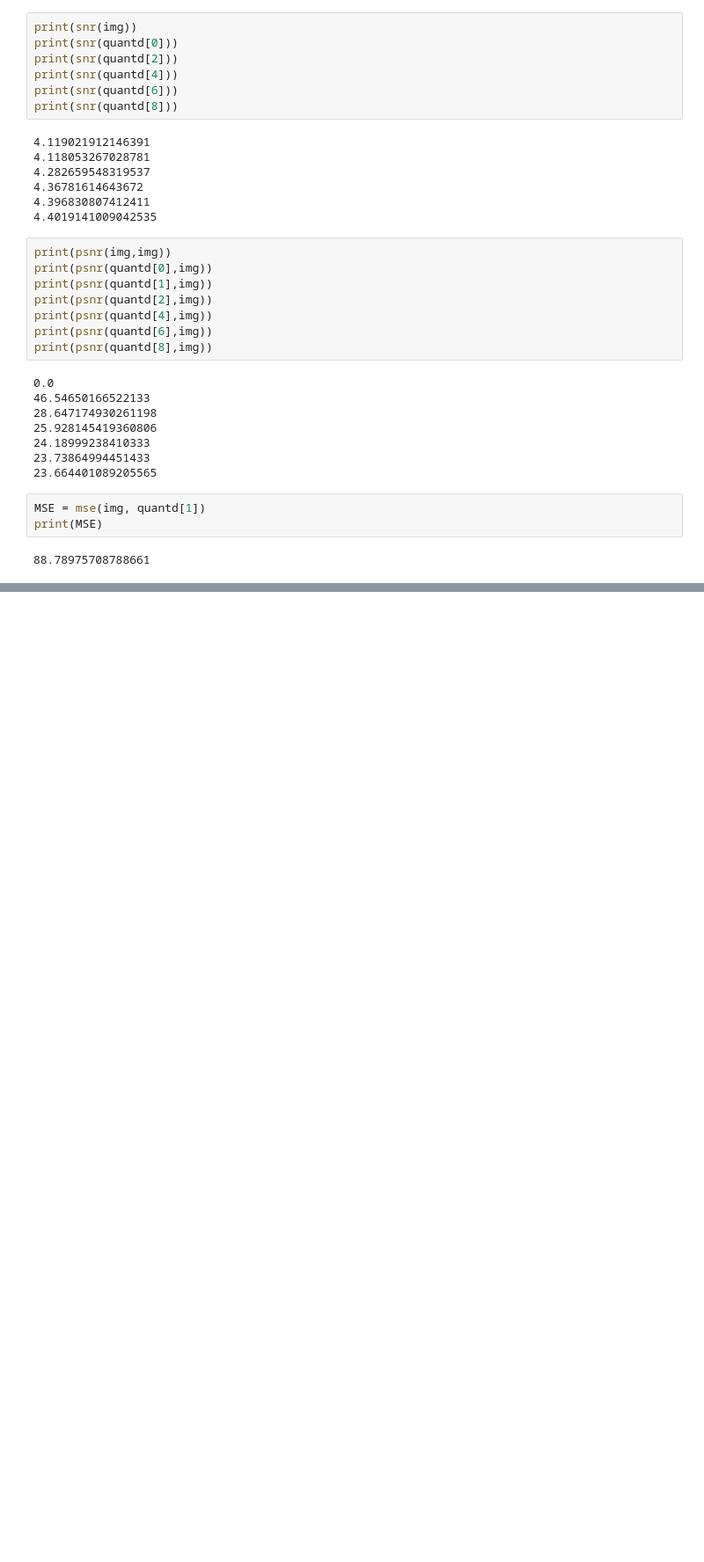
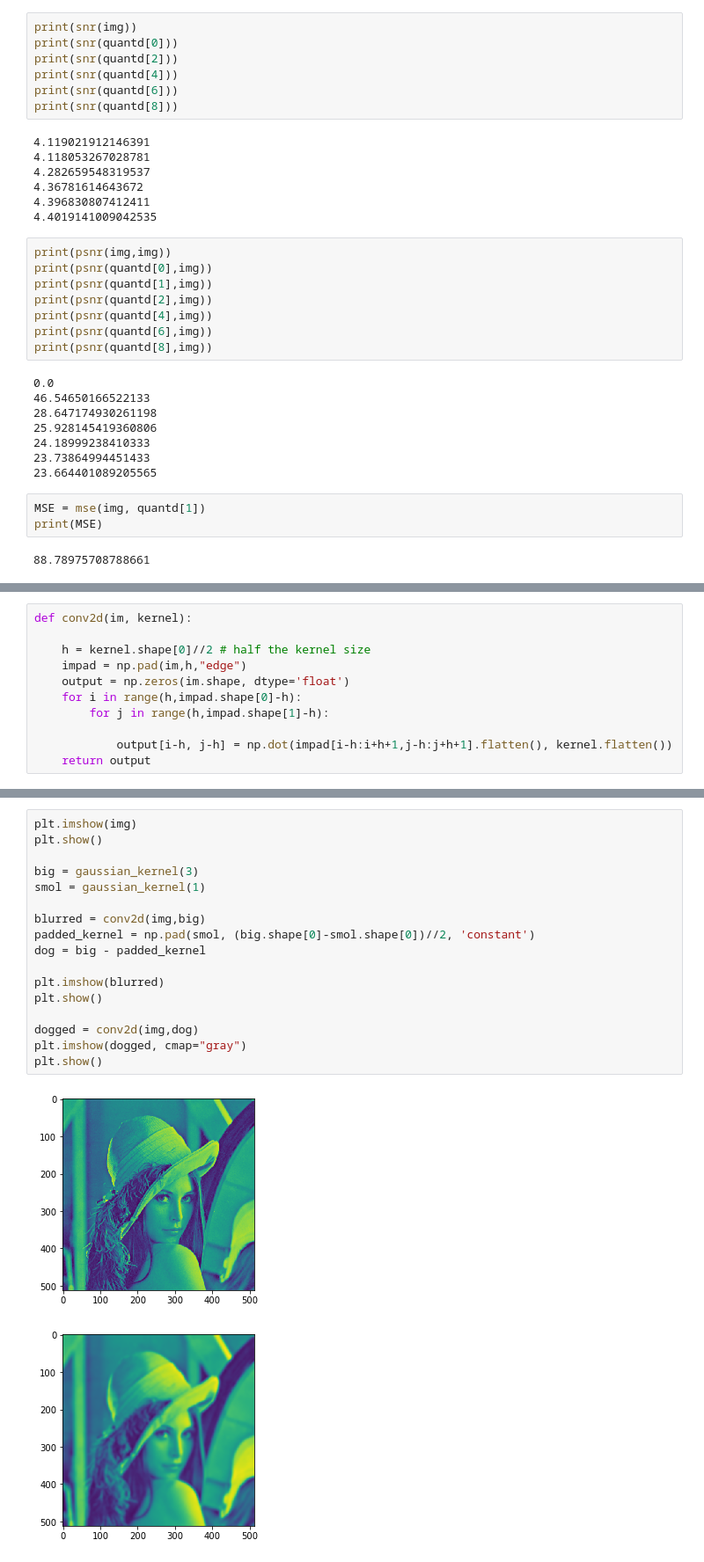
Before and after one commit to callummarvell/ImVid-Analysis, a Jupyter notebook: Task1(refined).ipynb, the cells around one changed output, grey strips where cells are left out. Shown at 88% size. Saved outputs shown, nothing was run; the diff lists cells and outputs as text; blank space fills up the shorter version.

```diff
--- a/Task1(refined).ipynb
+++ b/Task1(refined).ipynb
@@ -252,0 +301,11 @@ print(MSE)
+# %%
+def conv2d(im, kernel):
+
+    h = kernel.shape[0]//2 # half the kernel size
+    impad = np.pad(im,h,"edge")
+    output = np.zeros(im.shape, dtype='float')
+    for i in range(h,impad.shape[0]-h):
+        for j in range(h,impad.shape[1]-h):
+
+            output[i-h, j-h] = np.dot(impad[i-h:i+h+1,j-h:j+h+1].flatten(), kernel.flatten())
+    return output
@@ -252,0 +335,20 @@ print(MSE)
+# %%
+plt.imshow(img)
+plt.show()
+
+big = gaussian_kernel(3)
+smol = gaussian_kernel(1)
+
+blurred = conv2d(img,big)
+padded_kernel = np.pad(smol, (big.shape[0]-smol.shape[0])//2, 'constant')
+dog = big - padded_kernel
+
+plt.imshow(blurred)
+plt.show()
+
+dogged = conv2d(img,dog)
+plt.imshow(dogged, cmap="gray")
+plt.show()
+# %% [output]
+[figure, added]
+[figure, added]
```
Also changed, not shown: parts of 11 cells of this notebook, 2 other files.
